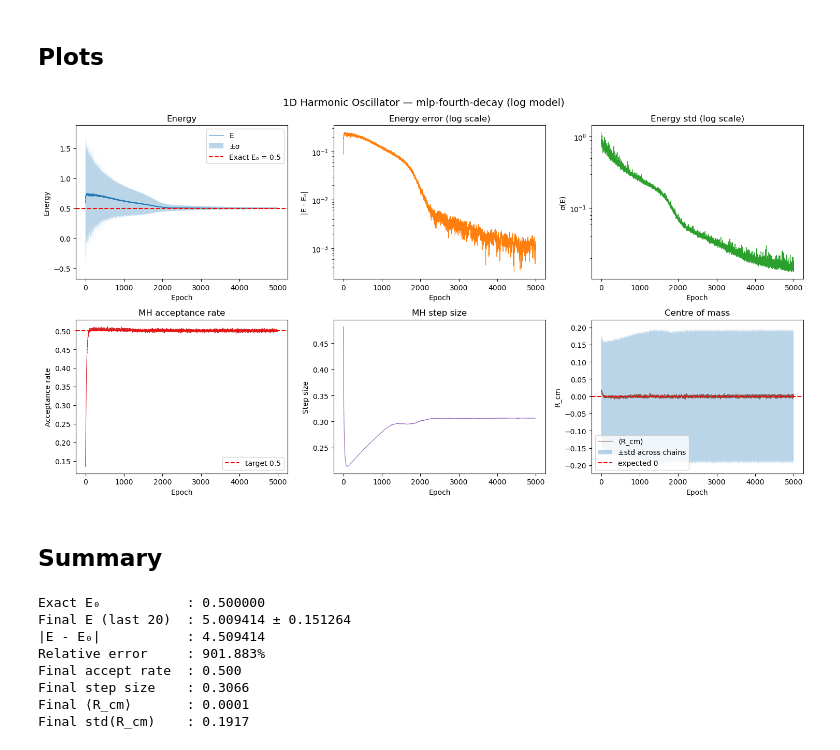
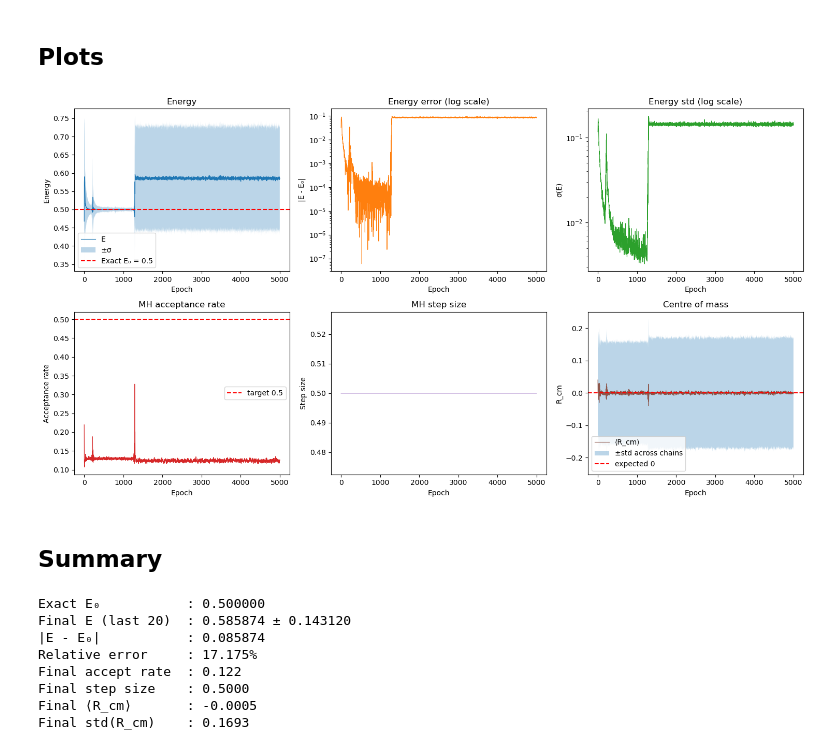
Before and after one commit to pfargas/qvarnet, a Jupyter notebook: notebooks/test_train.ipynb, the cells around one changed output. Cells and saved outputs as stored; diff of their text form; code cells hidden in the pictures.

Commit message:
Working on testing the train function with all possible parameters

```diff
--- a/notebooks/test_train.ipynb
+++ b/notebooks/test_train.ipynb
@@ -21,7 +22,7 @@ from qvarnet.hamiltonian.continuous import HarmonicOscillatorHamiltonian
 ## Setup
 # %%
 # System
-N_PARTICLES = 10
+N_PARTICLES = 20
 DIM        = 1
 N_CHAINS   = 5000
 DoF        = N_PARTICLES * DIM
@@ -29,13 +30,15 @@ SHAPE      = (N_CHAINS, DoF)
 
 # mlp-fourth-decay outputs log|ψ| directly
 model = LogExponentialMLPwithPenalty(architecture=[DoF, 30, 1])
+model = DeepSet(phi_hidden_architecture=[4], F_hidden_architecture=[4], hidden_internal_dimension= 4, n_particles=N_PARTICLES)
 IS_LOG_MODEL = True
 
 # Hamiltonian
 hamiltonian = HarmonicOscillatorHamiltonian(omega=1.0)
+# hamiltonian = NN_OscillatorHamiltonian()
 
 # Optimizer
-optimizer = optax.adam(learning_rate=1e-3)
+optimizer = optax.adam(learning_rate=0.025)
 
 # Sampler params
 sampler_params = {
@@ -58,7 +61,7 @@ history, cm_mean, cm_std = train(
     sampler_params=sampler_params,
     hamiltonian=hamiltonian,
     rng_seed=42,
-    warm_walkers=False,
-    is_update_step_size=True,
+    warm_walkers=True,
+    is_update_step_size=False,
     is_log_model=IS_LOG_MODEL,
 )
@@ -78,7 +84,7 @@ E_EXACT = 0.5
 ## Plots
 # %%
 fig, axes = plt.subplots(2, 3, figsize=(15, 8))
-fig.suptitle('1D Harmonic Oscillator — mlp-fourth-decay (log model)', fontsize=14)
+# fig.suptitle('1D Harmonic Oscillator — mlp-fourth-decay (log model)', fontsize=14)
 
 # --- Energy ---
 ax = axes[0, 0]
@@ -109,35 +115,35 @@ ax = axes[1, 0]
 ax.plot(steps, acc_rates, lw=0.8, color='C3')
 ax.axhline(0.5, color='red', ls='--', label='target 0.5')
 ax.set_xlabel('Epoch')
 ax.set_ylabel('Acceptance rate')
 ax.set_title('MH acceptance rate')
 ax.legend()
 
 # --- Step size ---
 ax = axes[1, 1]
 ax.plot(steps, step_sizes, lw=0.8, color='C4')
 ax.set_xlabel('Epoch')
 ax.set_ylabel('Step size')
 ax.set_title('MH step size')
 
 # --- Centre of mass ---
 ax = axes[1, 2]
 ax.plot(steps, cm_mean_arr, lw=0.8, color='C5', label='⟨R_cm⟩')
 ax.fill_between(steps,
                 cm_mean_arr - cm_std_arr,
                 cm_mean_arr + cm_std_arr,
                 alpha=0.3, label='±std across chains')
 ax.axhline(0.0, color='red', ls='--', label='expected 0')
 ax.set_xlabel('Epoch')
 ax.set_ylabel('R_cm')
 ax.set_title('Centre of mass')
 ax.legend()
 
 plt.tight_layout()
-plt.savefig('train_test_results.png', dpi=150, bbox_inches='tight')
+plt.savefig('train_test_results_warm_walkers.png', dpi=150, bbox_inches='tight')
 plt.show()
 # %% [output]
-[figure, old version]
+[figure, new version]
 # %% [markdown]
 ## Summary
 # %%
@@ -155,10 +161,10 @@ print(f"Final ⟨R_cm⟩       : {cm_mean_arr[-20:].mean():.4f}")
 print(f"Final std(R_cm)    : {cm_std_arr[-20:].mean():.4f}")
 # %% [output]
 Exact E₀           : 0.500000
-Final E (last 20)  : 5.009414 ± 0.151264
-|E - E₀|           : 4.509414
-Relative error     : 901.883%
-Final accept rate  : 0.500
-Final step size    : 0.3066
-Final ⟨R_cm⟩       : 0.0001
-Final std(R_cm)    : 0.1917
+Final E (last 20)  : 0.585874 ± 0.143120
+|E - E₀|           : 0.085874
+Relative error     : 17.175%
+Final accept rate  : 0.122
+Final step size    : 0.5000
+Final ⟨R_cm⟩       : -0.0005
+Final std(R_cm)    : 0.1693
```
Also changed, not shown: parts of 2 cells of this notebook.
